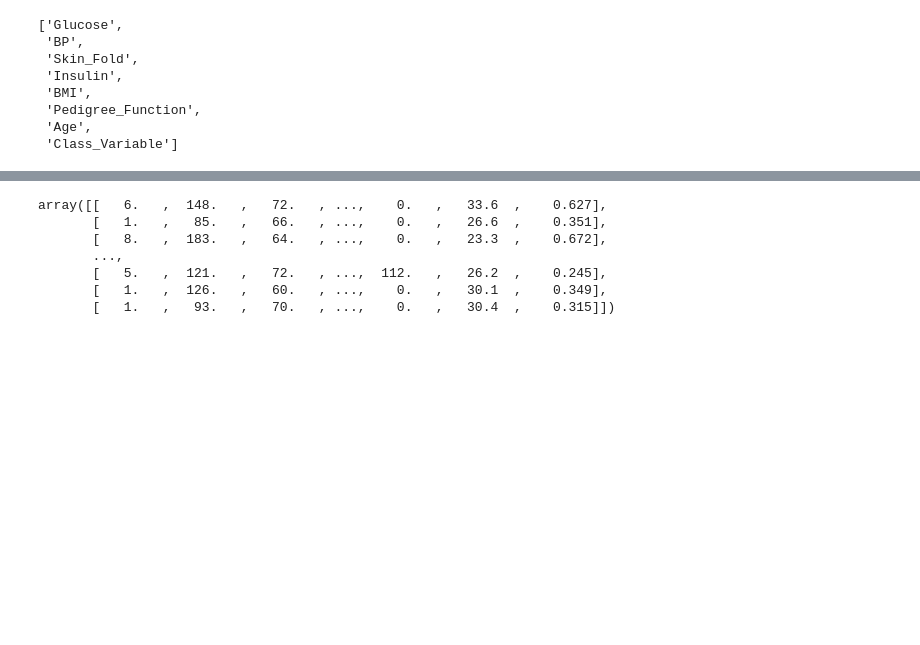
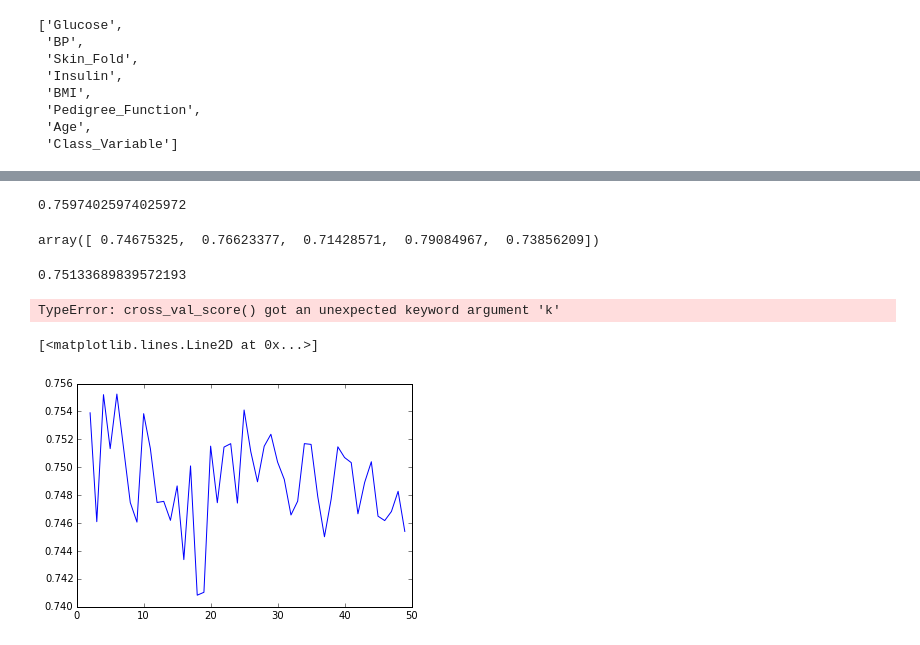
Before and after one commit to sheenstar/DAT_SF_18, a Jupyter notebook: completed_homework/HW3.ipynb, the cells around one changed output, grey strips where cells are left out. Saved outputs shown, nothing was run; the diff lists cells and outputs as text; code cells hidden in the pictures; blank space fills up the shorter version.

```diff
--- a/completed_homework/HW3.ipynb
+++ b/completed_homework/HW3.ipynb
@@ -154,13 +221,3 @@ SyntaxError: invalid syntax (<ipython-input-87-6fb6fe1b6636>, line 3)
 # %%
 from sklearn.cross_validation import train_test_split
 from sklearn.neighbors import KNeighborsClassifier
-# %%
-df.ix[:,:-2].values
-# %% [output]
-array([[   6.   ,  148.   ,   72.   , ...,    0.   ,   33.6  ,    0.627],
-       [   1.   ,   85.   ,   66.   , ...,    0.   ,   26.6  ,    0.351],
-       [   8.   ,  183.   ,   64.   , ...,    0.   ,   23.3  ,    0.672],
-       ...,
-       [   5.   ,  121.   ,   72.   , ...,  112.   ,   26.2  ,    0.245],
-       [   1.   ,  126.   ,   60.   , ...,    0.   ,   30.1  ,    0.349],
-       [   1.   ,   93.   ,   70.   , ...,    0.   ,   30.4  ,    0.315]])
@@ -166,0 +229,27 @@ array([[   6.   ,  148.   ,   72.   , ...,    0.   ,   33.6  ,    0.627],
+# %%
+# KNN classifier
+myknn = KNeighborsClassifier(5).fit(X_train,y_train)
+myknn.score(X_test, y_test)
+# %% [output]
+0.75974025974025972
+# %%
+#crossval
+from sklearn.cross_validation import cross_val_score
+estimator = KNeighborsClassifier(5)
+cross_val_score(estimator, X, y, cv=5)
+# %% [output]
+array([ 0.74675325,  0.76623377,  0.71428571,  0.79084967,  0.73856209])
+# %%
+cross_val_score(estimator, X, y, cv=5).mean()
+# %% [output]
+0.75133689839572193
+# %%
+# plot score for up to k of 50
+knn_scores = cross_val_score(KNeighborsClassifier, X, y, k = 50)
+# %% [output]
+TypeError: cross_val_score() got an unexpected keyword argument 'k'
+# %%
+plt.plot(range(2,50),score_list)
+# %% [output]
+[<matplotlib.lines.Line2D at 0x...>]
+[figure, added]
```
Also changed, not shown: parts of 8 cells of this notebook, 4 other files.
